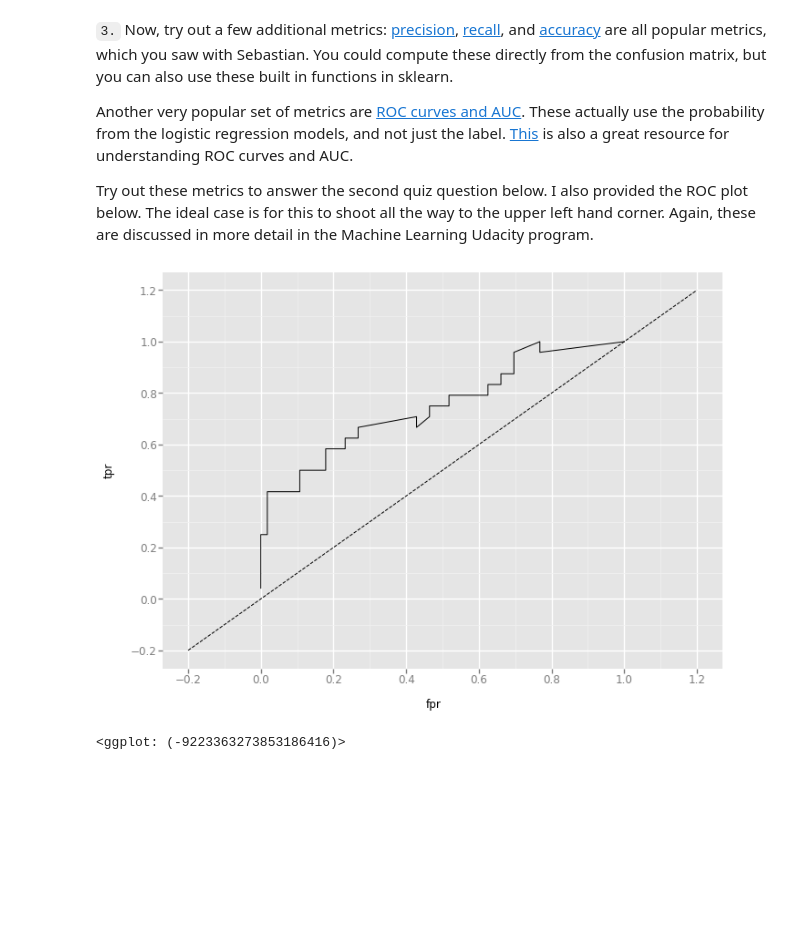
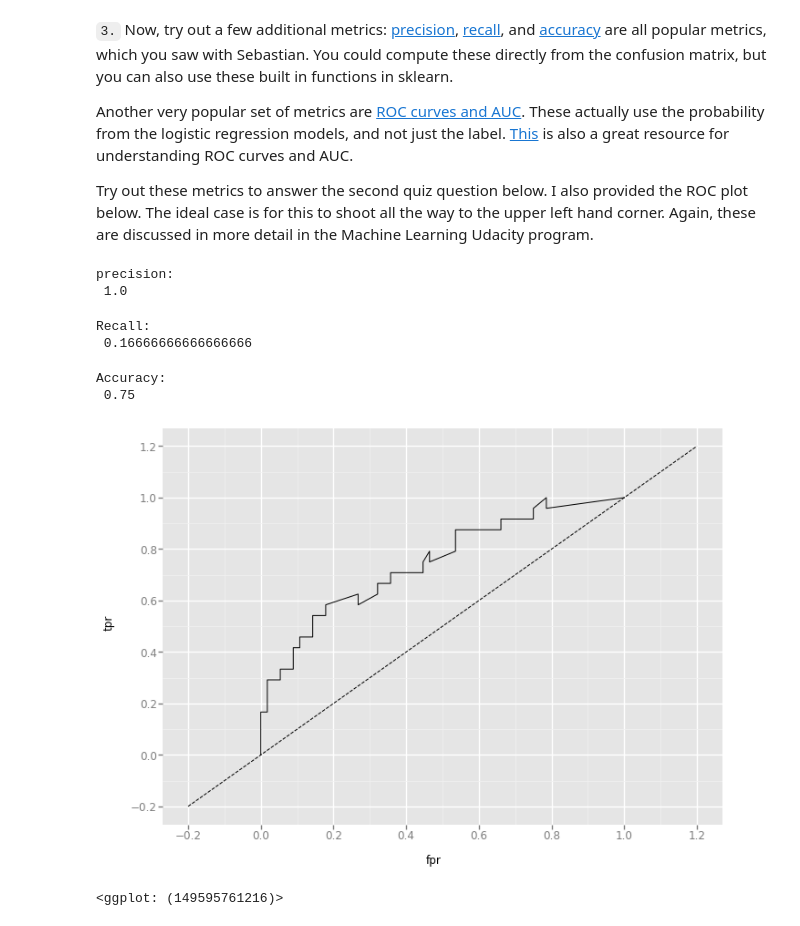
Before and after one commit to ahmed-gharib89/Statistics-advanced-data-analysis-nd, a Jupyter notebook: Logistic-Regression/Model Diagnostics.ipynb, the cells around one changed output. Drawn from its saved outputs; the diff is of its cells as text; code cells hidden in the pictures; blank space fills up the shorter version.

Commit message:
Solution for Model Diagnostics

```diff
--- a/Logistic-Regression/Model Diagnostics.ipynb
+++ b/Logistic-Regression/Model Diagnostics.ipynb
@@ -23,6 +23,12 @@ df.head()
 | 4 | 0 | 520 | 2.93 | 4 |
 # %% [markdown]
 `1.` Change prestige to dummy variable columns that are added to `df`.  Then divide your data into training and test data.  Create your test set as 20% of the data, and use a random state of 0.  Your response should be the `admit` column.  [Here](http://scikit-learn.org/stable/modules/generated/sklearn.model_selection.train_test_split.html) are the docs, which can also find with a quick google search if you get stuck.
+# %%
+df = df.join(pd.get_dummies(df.prestige, prefix='prestige'))
+y = df.admit
+X = df.drop(['admit', 'prestige', 'prestige_1'], axis=1)
+# %%
+X_train, X_test, y_train, y_test = train_test_split(X, y, test_size=0.20, random_state=0)
 # %% [markdown]
 `2.` Now use [sklearn's Logistic Regression](http://scikit-learn.org/stable/modules/generated/sklearn.linear_model.LogisticRegression.html) to fit a logistic model using `gre`, `gpa`, and 3 of your `prestige` dummy variables.  For now, fit the logistic regression model without changing any of the hyperparameters.
 
@@ -33,3 +39,7 @@ The usual steps are:
 * Score (compare predict to test)
 
 As a first score, obtain the [confusion matrix](http://scikit-learn.org/stable/modules/generated/sklearn.metrics.confusion_matrix.html).  Then answer the first question below about how well your model performed on the test data.
+# %%
+model = LogisticRegression()
+model.fit(X_train, y_train)
+y_pred = model.predict(X_test)
@@ -39,21 +55,36 @@ As a first score, obtain the [confusion matrix](http://scikit-learn.org/stable/m
 Another very popular set of metrics are [ROC curves and AUC](http://scikit-learn.org/stable/auto_examples/model_selection/plot_roc.html#sphx-glr-auto-examples-model-selection-plot-roc-py).  These actually use the probability from the logistic regression models, and not just the label.  [This](http://blog.yhat.com/posts/roc-curves.html) is also a great resource for understanding ROC curves and AUC.
 
 Try out these metrics to answer the second quiz question below.  I also provided the ROC plot below.  The ideal case is for this to shoot all the way to the upper left hand corner.  Again, these are discussed in more detail in the Machine Learning Udacity program.
+# %%
+ print(f'precision:\n {precision_score(y_test, y_pred)}')
+# %% [output]
+precision:
+ 1.0
+# %%
+ print(f'Recall:\n {recall_score(y_test, y_pred)}')
+# %% [output]
+Recall:
+ 0.16666666666666666
+# %%
+ print(f'Accuracy:\n {accuracy_score(y_test, y_pred)}')
+# %% [output]
+Accuracy:
+ 0.75
 # %%
 ### Unless you install the ggplot library in the workspace, you will
 ### get an error when running this code!
 
-from ggplot import *
+from ggplot import ggplot, geom_line, geom_abline, aes
 from sklearn.metrics import roc_curve, auc
 %matplotlib inline
 
-preds = log_mod.predict_proba(X_test)[:,1]
+preds = model.predict_proba(X_test)[:,1]
 fpr, tpr, _ = roc_curve(y_test, preds)
 
 df = pd.DataFrame(dict(fpr=fpr, tpr=tpr))
 ggplot(df, aes(x='fpr', y='tpr')) +\
     geom_line() +\
     geom_abline(linetype='dashed')
 # %% [output]
-[figure, old version]
+[figure, new version]
-<ggplot: (-9223363273853186416)>
+<ggplot: (149595761216)>
```
Also changed, not shown: parts of 1 cell of this notebook.
